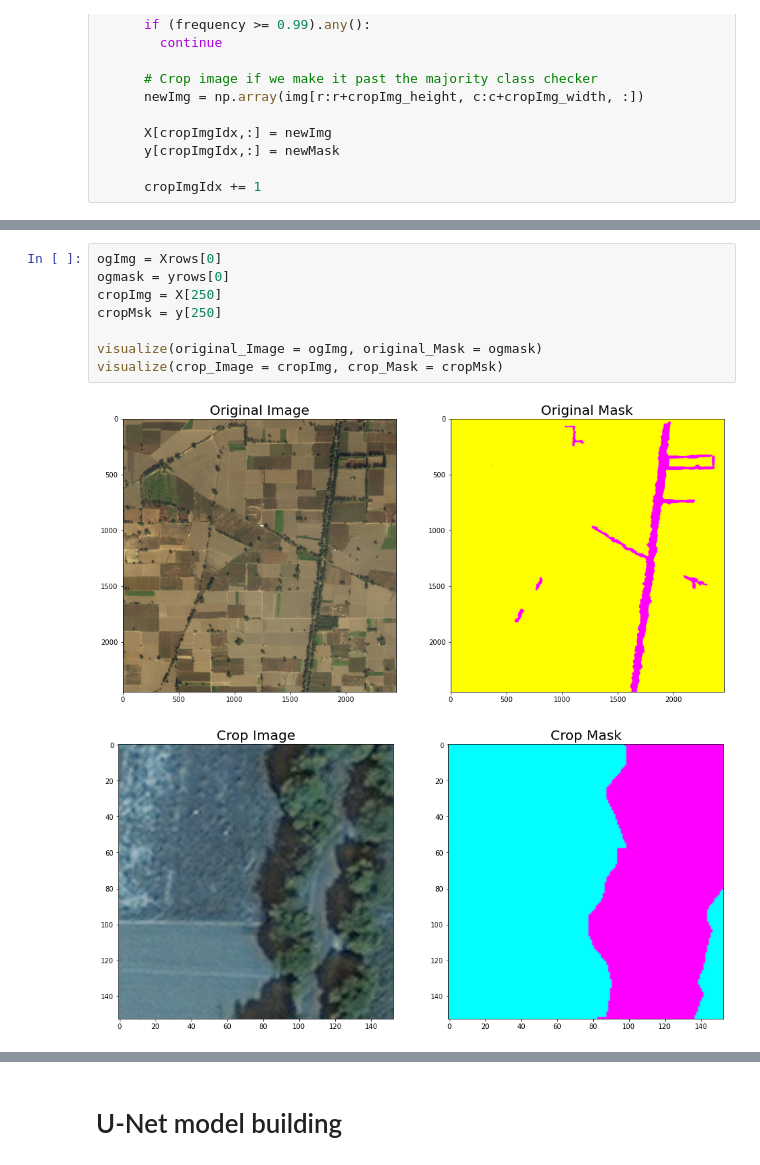
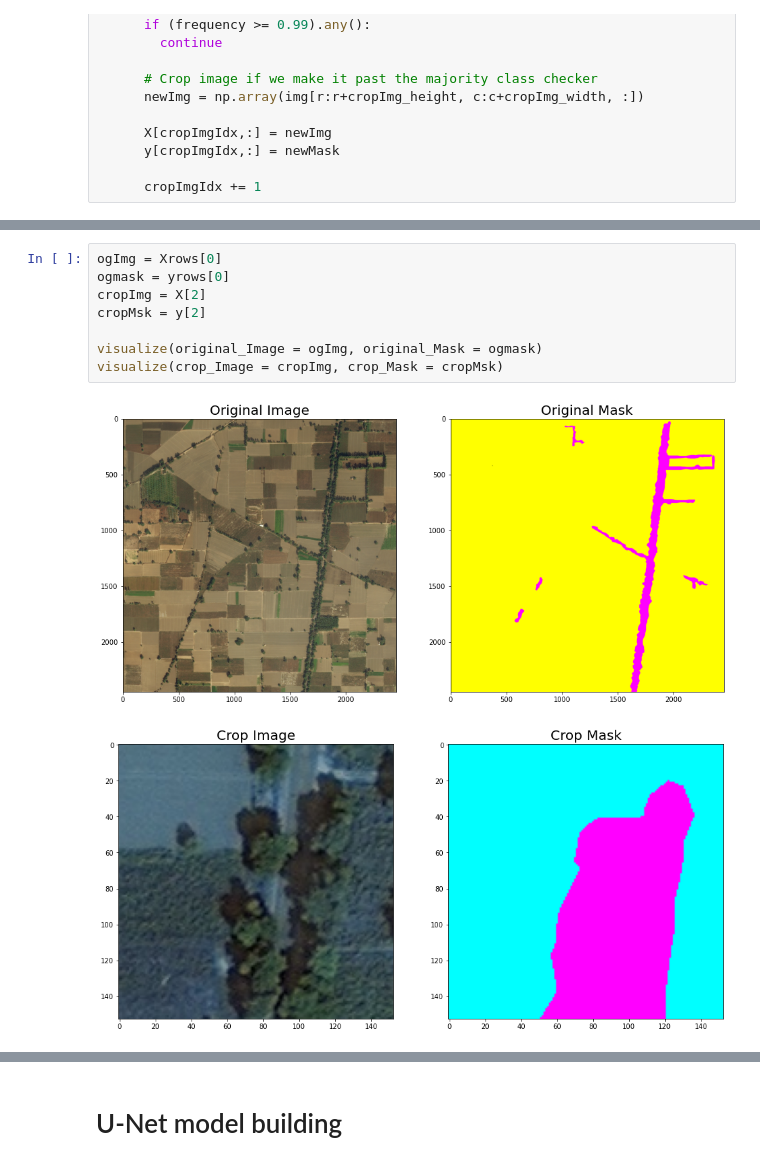
Before and after one commit to johnatawnclementawn/LandCoverSemanticSegmentation, a Jupyter notebook: landCov_semSeg.ipynb, the cells around one changed output, grey strips where cells are left out. Drawn from its saved outputs; the diff is of its cells as text.

```diff
--- a/landCov_semSeg.ipynb
+++ b/landCov_semSeg.ipynb
@@ -309,14 +284,14 @@ plt.imshow(grayMsk)
 # %%
 ogImg = Xrows[0]
 ogmask = yrows[0]
-cropImg = X[250]
-cropMsk = y[250]
+cropImg = X[2]
+cropMsk = y[2]
 
 visualize(original_Image = ogImg, original_Mask = ogmask)
 visualize(crop_Image = cropImg, crop_Mask = cropMsk)
 # %% [output]
 [figure]
-[figure, old version]
+[figure, new version]
 # %%
 ## Check that values are reading correctly
 # print("original Image:")
```
Also changed, not shown: parts of 3 cells of this notebook.
